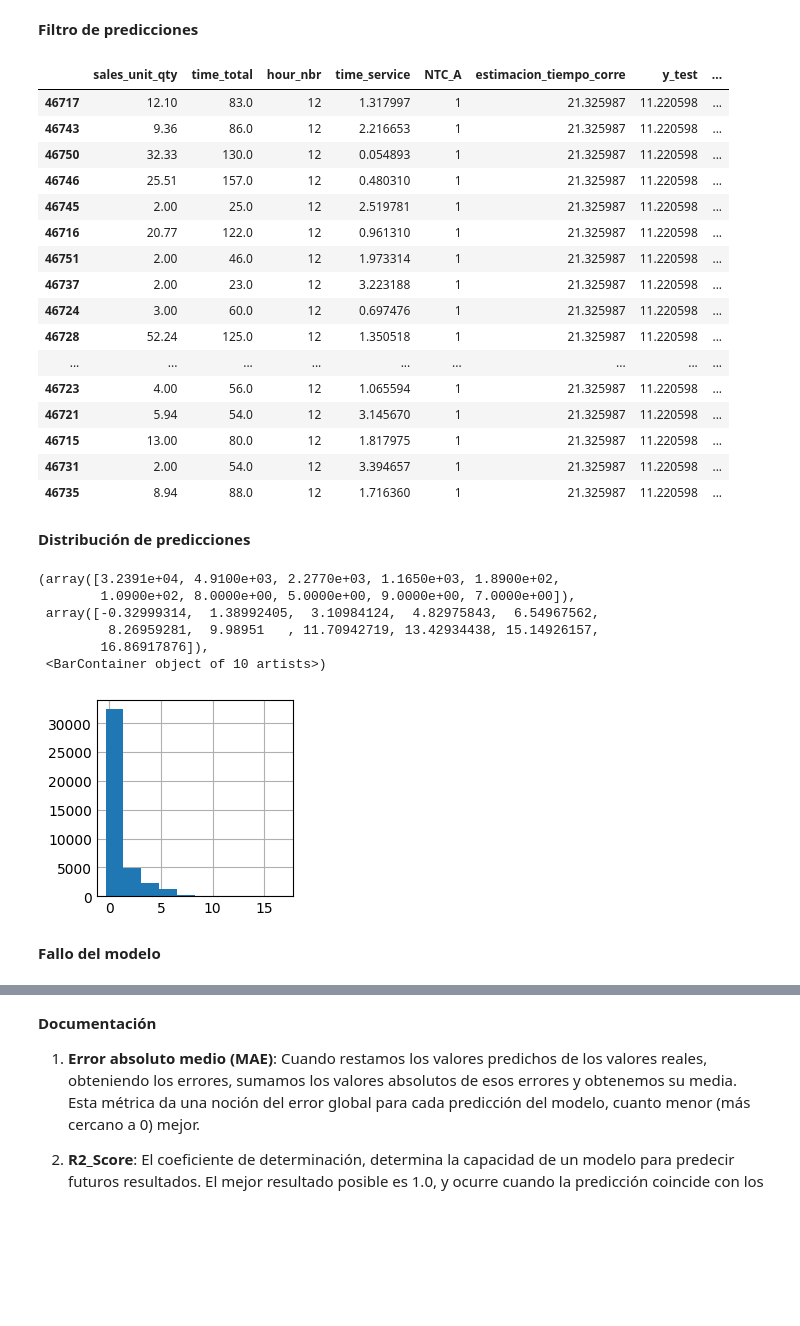
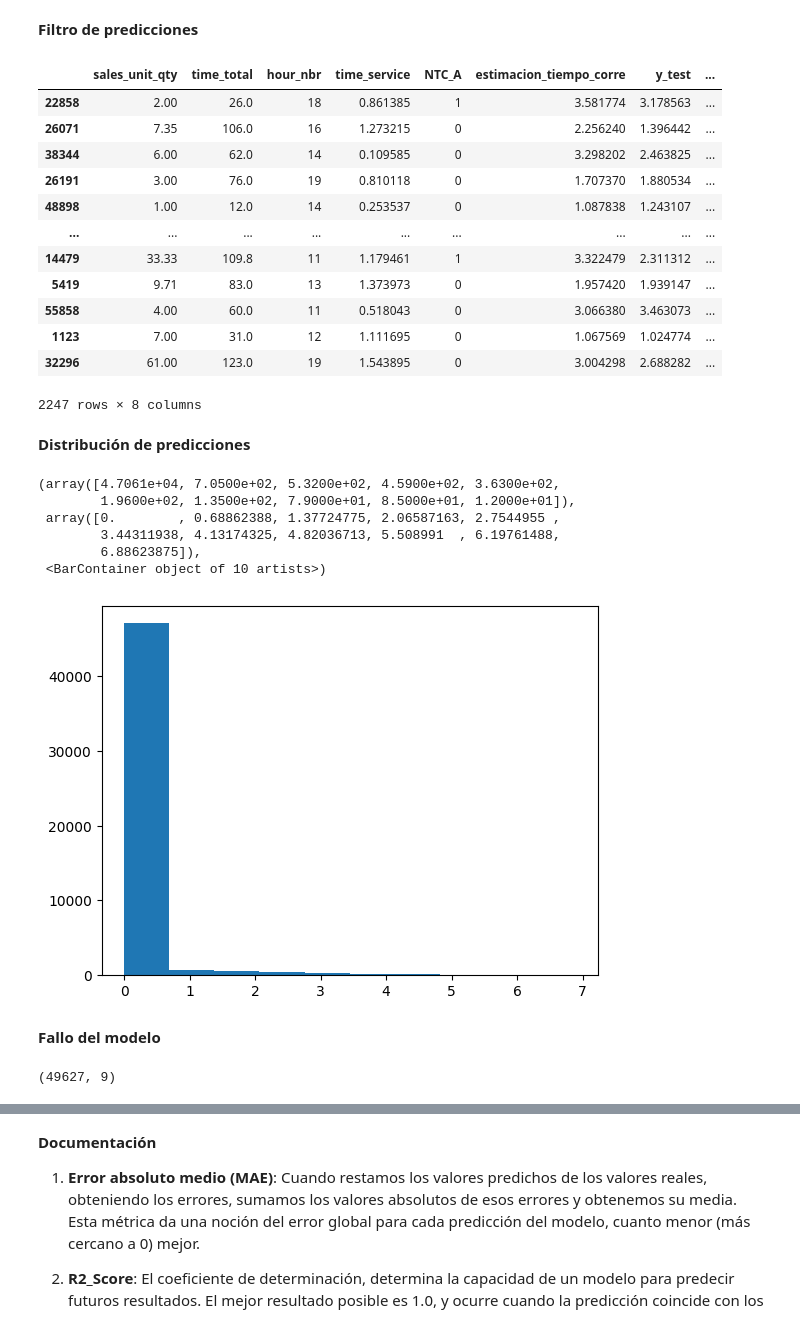
Before and after one commit to Aromer9/NTC_Project, a Jupyter notebook: Detalle_NTC.ipynb, the cells around one changed output, grey strips where cells are left out. Saved outputs shown, nothing was run; the diff lists cells and outputs as text; code cells hidden in the pictures; blank space fills up the shorter version.

```diff
--- a/Detalle_NTC.ipynb
+++ b/Detalle_NTC.ipynb
@@ -931,7 +829,9 @@ df_55_10h['estimacion_tiempo_espera'] = df_55_10h['sum_waiting'] / df_55_10h['co
 # %% [markdown]
 Creo variable Nivel de tiempo en caja, Si supera el tiempo establecido máximo para Lider, =1, sino lo supera =0.
 # %%
-var_def=7.62
+##var_def=7.62
+var_def=3.32
+
 df_55_10h['NTC_A'] = 0
 df_55_10h['estimacion_fila_corre'] = 0
 df_55_10h['estimacion_tiempo_corre'] = 0
@@ -963,8 +863,8 @@ for i in range(len(df_55_10h)):
   lista3.append(corre_2)
 
 
-for i in range(len(df_55_10h)):
-    df_55_10h['NTC_A'] = lista1
-    df_55_10h['estimacion_fila_corre'] = lista2
-    df_55_10h['estimacion_tiempo_corre'] = lista3
+#for i in range(len(df_55_10h)):
+df_55_10h['NTC_A'] = lista1
+df_55_10h['estimacion_fila_corre'] = lista2
+df_55_10h['estimacion_tiempo_corre'] = lista3
 # %%
@@ -1039,5 +922,7 @@ df
 # %% [markdown]
 ##correlación
+# %%
+df= df_55_10h
 # %%
 df.columns
 # %% [output]
@@ -1422,9 +1538,9 @@ Name: estimacion_fila_corre, Length: 41070, dtype: float64
 # %%
-for i in range(len(df_predicho)):
-    df_predicho['y_test'] = y_test
+#for i in range(len(df_predicho)):
+df_predicho['y_test'] = y_test
 # %%
-for i in range(len(df_predicho)):
-    df_predicho['y_pred_lineal'] = y_pred_lineal
+#for i in range(len(df_predicho)):
+df_predicho['y_pred_dtr'] = y_pred_dtr
 # %%
 df_predicho
 # %% [output]
@@ -1444,48 +1560,44 @@ df_predicho
 # %% [markdown]
 **Filtro de predicciones**
 # %%
-df_predicho[(df_predicho["y_test"] >= 11)]
+df_predicho[(df_predicho["y_test"] >= 1)]
 # %% [output]
 |  | sales_unit_qty | time_total | hour_nbr | time_service | NTC_A | estimacion_tiempo_corre | y_test | ... |
-| 46717 | 12.10 | 83.0 | 12 | 1.317997 | 1 | 21.325987 | 11.220598 | ... |
-| 46743 | 9.36 | 86.0 | 12 | 2.216653 | 1 | 21.325987 | 11.220598 | ... |
-| 46750 | 32.33 | 130.0 | 12 | 0.054893 | 1 | 21.325987 | 11.220598 | ... |
-| 46746 | 25.51 | 157.0 | 12 | 0.480310 | 1 | 21.325987 | 11.220598 | ... |
-| 46745 | 2.00 | 25.0 | 12 | 2.519781 | 1 | 21.325987 | 11.220598 | ... |
-| 46716 | 20.77 | 122.0 | 12 | 0.961310 | 1 | 21.325987 | 11.220598 | ... |
-| 46751 | 2.00 | 46.0 | 12 | 1.973314 | 1 | 21.325987 | 11.220598 | ... |
-| 46737 | 2.00 | 23.0 | 12 | 3.223188 | 1 | 21.325987 | 11.220598 | ... |
-| 46724 | 3.00 | 60.0 | 12 | 0.697476 | 1 | 21.325987 | 11.220598 | ... |
-| 46728 | 52.24 | 125.0 | 12 | 1.350518 | 1 | 21.325987 | 11.220598 | ... |
+| 22858 | 2.00 | 26.0 | 18 | 0.861385 | 1 | 3.581774 | 3.178563 | ... |
+| 26071 | 7.35 | 106.0 | 16 | 1.273215 | 0 | 2.256240 | 1.396442 | ... |
+| 38344 | 6.00 | 62.0 | 14 | 0.109585 | 0 | 3.298202 | 2.463825 | ... |
+| 26191 | 3.00 | 76.0 | 19 | 0.810118 | 0 | 1.707370 | 1.880534 | ... |
+| 48898 | 1.00 | 12.0 | 14 | 0.253537 | 0 | 1.087838 | 1.243107 | ... |
 | ... | ... | ... | ... | ... | ... | ... | ... | ... |
-| 46723 | 4.00 | 56.0 | 12 | 1.065594 | 1 | 21.325987 | 11.220598 | ... |
-| 46721 | 5.94 | 54.0 | 12 | 3.145670 | 1 | 21.325987 | 11.220598 | ... |
-| 46715 | 13.00 | 80.0 | 12 | 1.817975 | 1 | 21.325987 | 11.220598 | ... |
-| 46731 | 2.00 | 54.0 | 12 | 3.394657 | 1 | 21.325987 | 11.220598 | ... |
-| 46735 | 8.94 | 88.0 | 12 | 1.716360 | 1 | 21.325987 | 11.220598 | ... |
+| 14479 | 33.33 | 109.8 | 11 | 1.179461 | 1 | 3.322479 | 2.311312 | ... |
+| 5419 | 9.71 | 83.0 | 13 | 1.373973 | 0 | 1.957420 | 1.939147 | ... |
+| 55858 | 4.00 | 60.0 | 11 | 0.518043 | 0 | 3.066380 | 3.463073 | ... |
+| 1123 | 7.00 | 31.0 | 12 | 1.111695 | 0 | 1.067569 | 1.024774 | ... |
+| 32296 | 61.00 | 123.0 | 19 | 1.543895 | 0 | 3.004298 | 2.688282 | ... |
+2247 rows × 8 columns
 # %% [markdown]
 **Distribución de predicciones**
 # %%
 import numpy as np
 import matplotlib.pyplot as plt
 
 # Semilla para reproducibilidad
 np.random.seed(4)
 
 # Simulación de datos
-x = df_predicho["y_pred_lineal"]
+x = df_predicho["y_pred_dtr"]
 
 # Histograma
 fig, ax = plt.subplots()
 ax.hist(x)
 ##plt.show()
 # %% [output]
-(array([3.2391e+04, 4.9100e+03, 2.2770e+03, 1.1650e+03, 1.8900e+02,
-        1.0900e+02, 8.0000e+00, 5.0000e+00, 9.0000e+00, 7.0000e+00]),
- array([-0.32999314,  1.38992405,  3.10984124,  4.82975843,  6.54967562,
-         8.26959281,  9.98951   , 11.70942719, 13.42934438, 15.14926157,
-        16.86917876]),
+(array([4.7061e+04, 7.0500e+02, 5.3200e+02, 4.5900e+02, 3.6300e+02,
+        1.9600e+02, 1.3500e+02, 7.9000e+01, 8.5000e+01, 1.2000e+01]),
+ array([0.        , 0.68862388, 1.37724775, 2.06587163, 2.7544955 ,
+        3.44311938, 4.13174325, 4.82036713, 5.508991  , 6.19761488,
+        6.88623875]),
  <BarContainer object of 10 artists>)
-[figure, old version]
+[figure, new version]
 # %% [markdown]
 **Fallo del modelo**
@@ -1491,0 +1607,4 @@ ax.hist(x)
+# %%
+df_predicho.shape
+# %% [output]
+(49627, 9)
```
Also changed, not shown: parts of 94 cells of this notebook.
